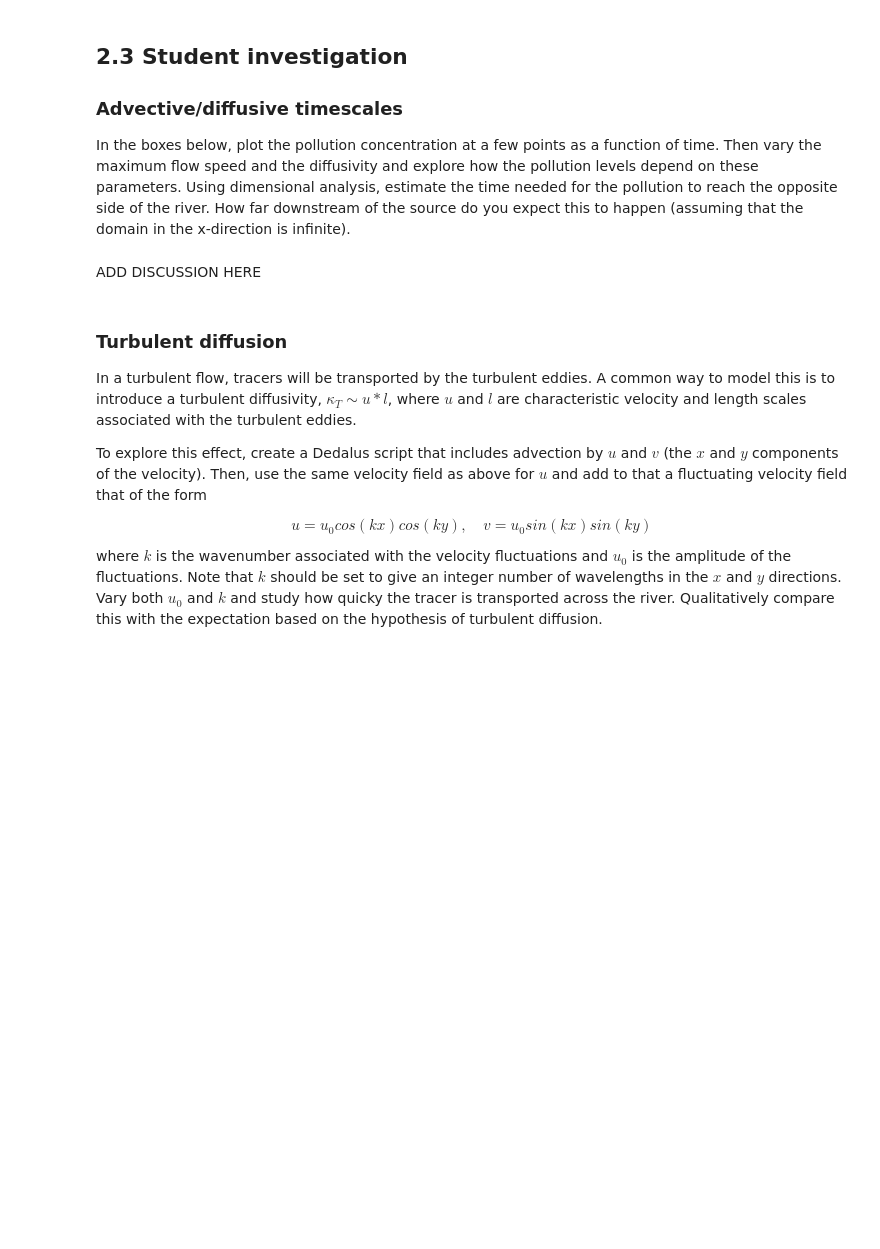
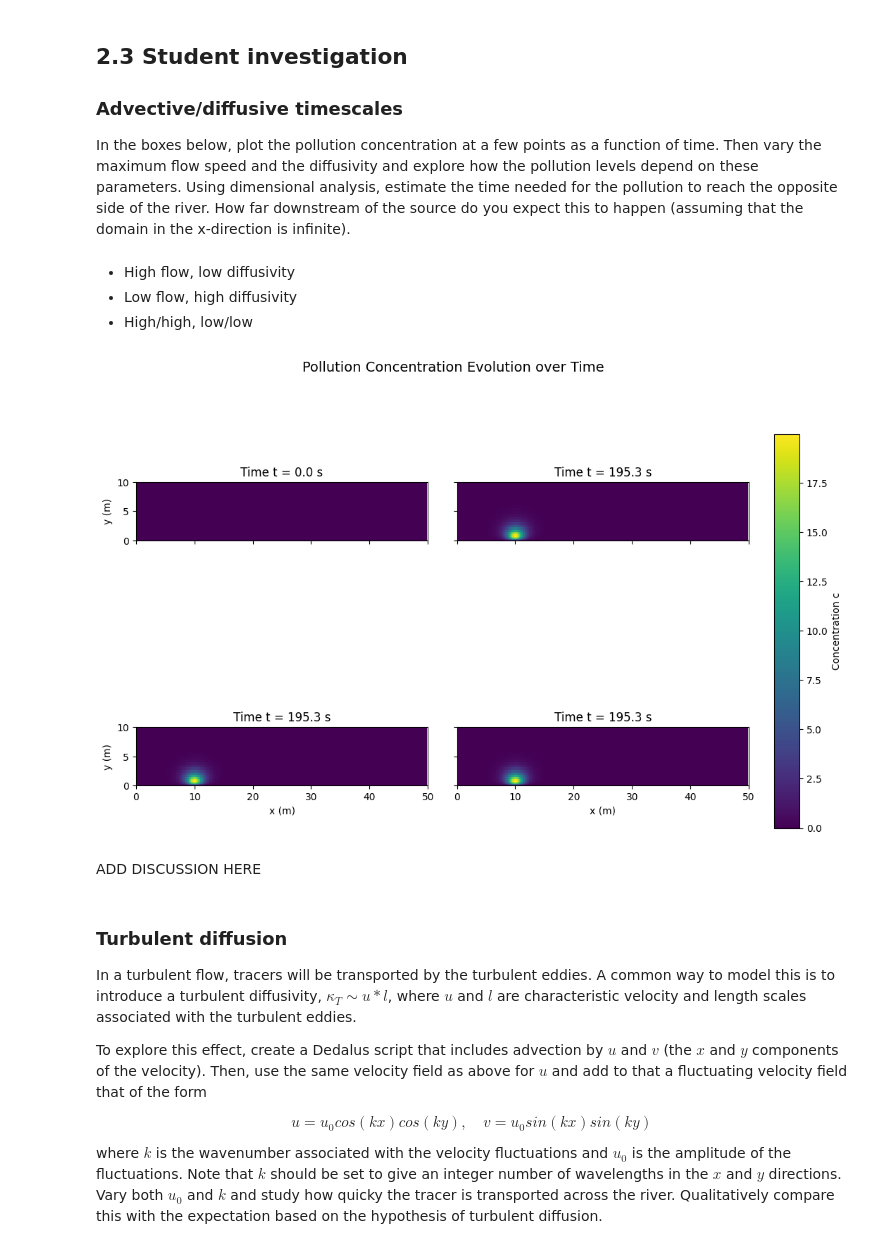
Before and after one commit to barneycevans/QCES, a Jupyter notebook: Project2_transport.ipynb, the cells around one changed output. Saved outputs shown, nothing was run; the diff lists cells and outputs as text; code cells hidden in the pictures; blank space fills up the shorter version.

```diff
--- a/Project2_transport.ipynb
+++ b/Project2_transport.ipynb
@@ -290,7 +346,7 @@ import logging
 logger = logging.getLogger(__name__)
 
 # Set parameters
-U0 = 0.1 # maximum current speed in m/s
+U0 = 0.001 # maximum current speed in m/s
 w = 10 # width of the river in m
 L = 50 # length of the river section to simulate
 kappa = 1e-2 # diffusivity in m^2/s
@@ -358,7 +414,7 @@ try:
     while solver.proceed:
         solver.step(timestep)
         if (solver.iteration-1) % 10 == 0:
-            logger.info('Iteration=%i, Time=%e, dt=%e' %(solver.iteration, solver.sim_time, timestep))
+            #logger.info('Iteration=%i, Time=%e, dt=%e' %(solver.iteration, solver.sim_time, timestep))
             c.change_scales(1)
             c_save.append(np.copy(c['g']))
             t_save.append(solver.sim_time)
@@ -412,0 +491,6 @@ In the boxes below, plot the pollution concentration at a few points as a functi
+# %% [markdown]
+
+
+*   High flow, low diffusivity
+*   Low flow, high diffusivity
+*   High/high, low/low
@@ -413,3 +500,45 @@ In the boxes below, plot the pollution concentration at a few points as a functi
+# %%
+import numpy as np
+import matplotlib.pyplot as plt
+from dedalus.extras import plot_tools
+
+# Target times to plot
+target_times = [1, 200, 500, 1500]
+
+# Create 2x2 subplots
+fig, axes = plt.subplots(2, 2, figsize=(12, 8), sharex=True, sharey=True)
+axes = axes.flatten()
+
+# Construct coordinates mesh
+(X_mesh, Y_mesh) = plot_tools.quad_mesh(np.squeeze(x), np.squeeze(y))
+
+for i, t_val in enumerate(target_times):
+    # Find the index closest to the target time in t_save
+    idx = np.argmin(np.abs(np.array(t_save) - t_val))
+    actual_time = t_save[idx]
+
+    # Plot using pcolormesh
+    im = axes[i].pcolormesh(X_mesh, Y_mesh, c_save[idx, :, :].T, shading='auto')
+
+    # Formatting
+    axes[i].set_title(f'Time t = {actual_time:.1f} s')
+    axes[i].set_xlim(0, L)
+    axes[i].set_ylim(0, w)
+    axes[i].set_aspect('equal')
+    if i >= 2:
+        axes[i].set_xlabel('x (m)')
+    if i % 2 == 0:
+        axes[i].set_ylabel('y (m)')
+
+# Add a colorbar to show concentration scale
+fig.subplots_adjust(right=0.85, hspace=0.3, wspace=0.1)
+cbar_ax = fig.add_axes([0.88, 0.15, 0.03, 0.7])
+fig.colorbar(im, cax=cbar_ax, label='Concentration c')
+
+plt.suptitle('Pollution Concentration Evolution over Time', fontsize=14)
+plt.show()
+# %% [output]
+[figure, added]
 # %% [markdown]
 ADD DISCUSSION HERE
 # %% [markdown]
```
Also changed, not shown: parts of 11 cells of this notebook.
